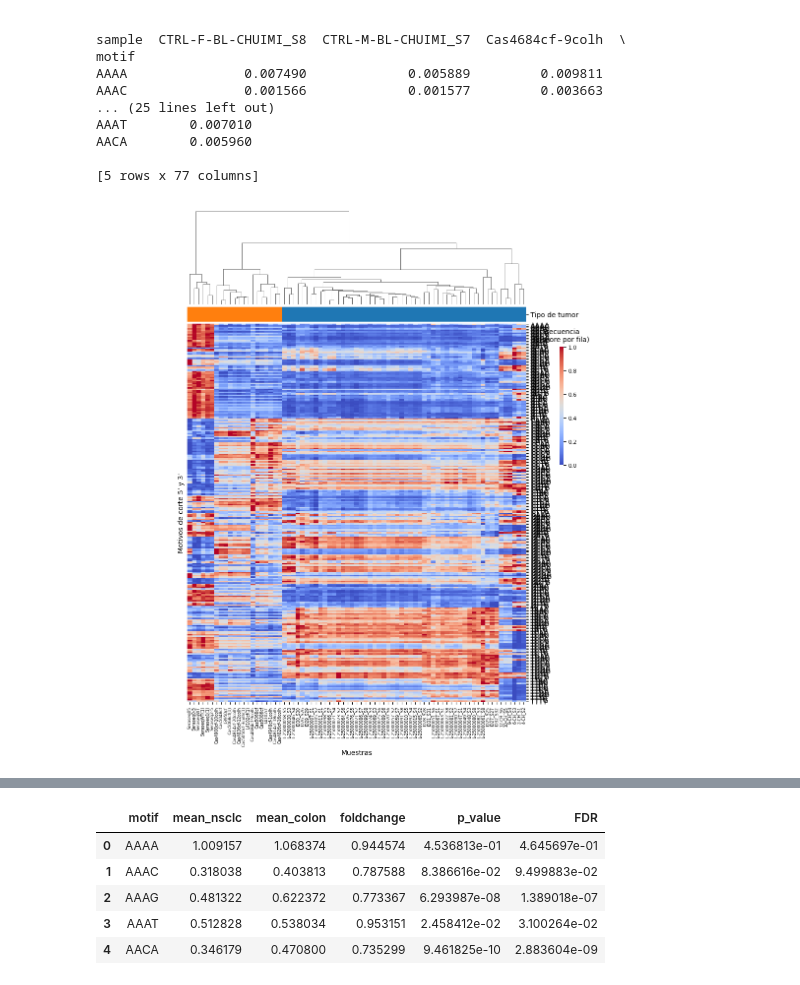
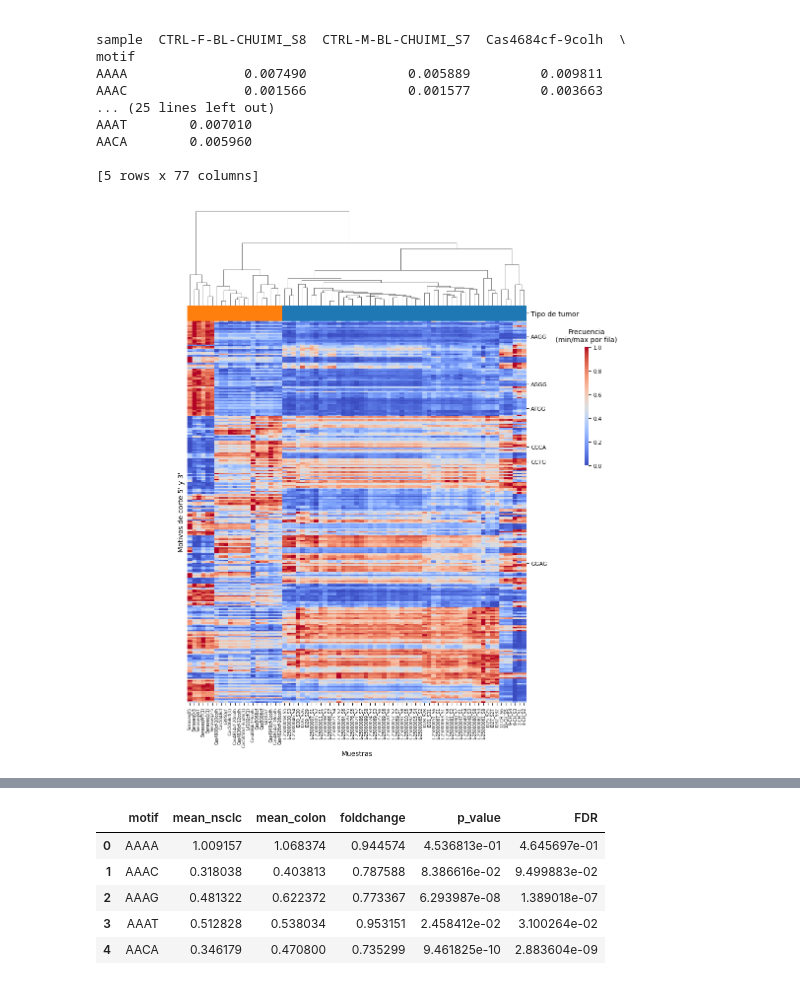
Before and after one commit to sara-suarez93/bcltofrag, a Jupyter notebook: notebook_analysis_fragmentomics.ipynb, the cells around one changed output, grey strips where cells are left out. Saved outputs shown, nothing was run; the diff lists cells and outputs as text; code cells hidden in the pictures.

```diff
--- a/notebook_analysis_fragmentomics.ipynb
+++ b/notebook_analysis_fragmentomics.ipynb
@@ -1069,39 +1160,56 @@ heat_matrix = df_endmot_all.pivot(index="motif", columns="sample", values="freq"
 colors_tumor = {
     "NSCLC": "tab:blue",
     "colon": "tab:orange"
 }
 col_colors = df_endmot_all.drop_duplicates("sample").set_index("sample")["cancer_type"].map(colors_tumor)
 # leyenda
 col_colors.name = "Tipo de tumor"
 
 # clustered heatmap
 heat = sns.clustermap(
     heat_matrix,
-    col_cluster=True,        # dendrogram for samples
-    row_cluster=False,        # can disable if rows too many: row_cluster=False
+    col_cluster=True,
+    row_cluster=False,
     col_colors=col_colors,
     cmap="coolwarm",
-    standard_scale=0,        # normalizar filas (max freq = 1 vs min freq = 0)
+    standard_scale=0, # normalizar filas (max freq = 1 vs min freq = 0)
     figsize=(10,12),
     xticklabels=True,
     yticklabels=False
     #cbar_kws={"shrink": 0.2}
 )
 
 heat.ax_heatmap.tick_params(axis='x', labelsize=6)
 heat.ax_heatmap.yaxis.set_label_position("left")
 heat.ax_heatmap.set_ylabel("Motivos de corte 5' y 3'")
 heat.ax_heatmap.set_xlabel("Muestras")
 
+# nombre filas de motivos representativos
+yticks = []
+yticklabels = []
+
+# motivos seleccionados - ver siguiente seccion
+rep_motifs = ['CCTG', 'CCCA', 'GGAG',
+              'AAGG', 'AGGG', 'ATGG'
+             ]
+
+for i, motif in enumerate(heat_matrix.index):
+    if motif in rep_motifs:
+        yticks.append(i + 0.5)      # center of the cell
+        yticklabels.append(motif)
+
+heat.ax_heatmap.set_yticks(yticks)
+heat.ax_heatmap.set_yticklabels(yticklabels, fontsize=8)
+
 # leyenda
 heat.ax_cbar.set_aspect(30)
-heat.ax_cbar.set_position([0.85, 0.55, 0.2, 0.2])
+heat.ax_cbar.set_position([0.9, 0.55, 0.2, 0.2])
 heat.ax_cbar.tick_params(labelsize=8)
-heat.ax_cbar.set_title("Frecuencia\n(z-score por fila)", fontsize=10, pad=8)
+heat.ax_cbar.set_title("Frecuencia\n(min/max por fila)", fontsize=10, pad=8)
 
 plt.show()
 # %% [output]
-[figure, old version]
+[figure, new version]
 # %%
 # boxplot motivos diferentes colon vs NSCLC
 # porcentaje
```
Also changed, not shown: parts of 23 cells of this notebook, 4 other files.
